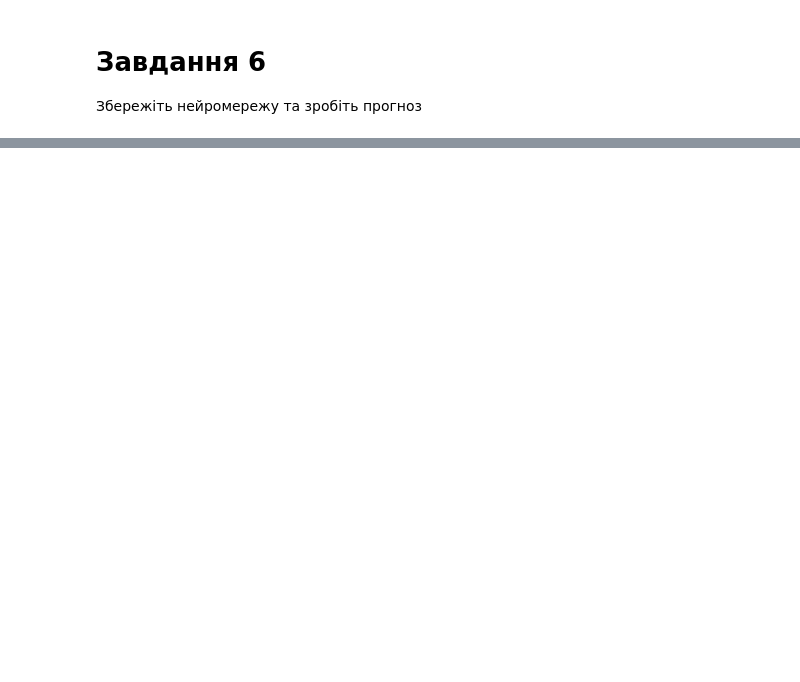
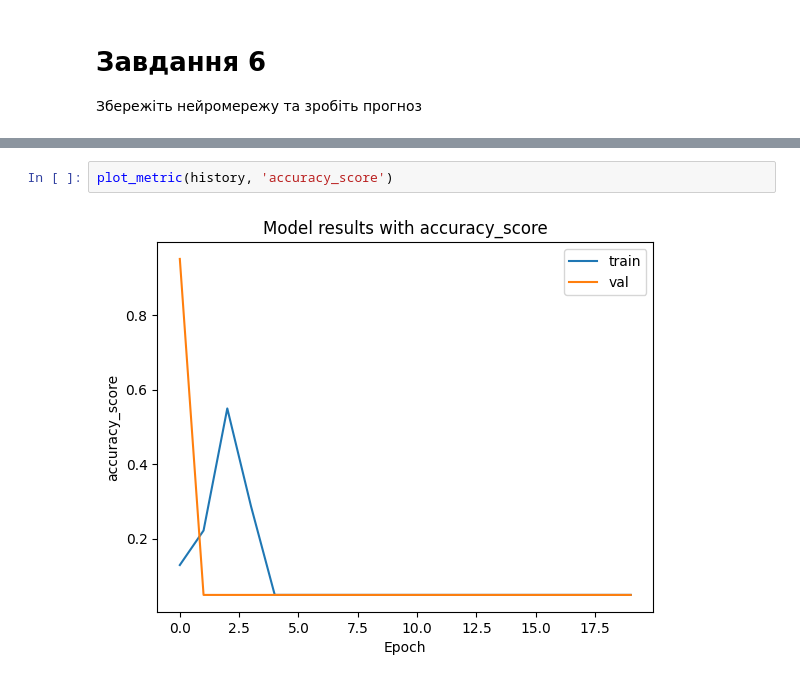
Before and after one commit to IrynaBarnych/AI14, a Jupyter notebook: module4/Практична_регуляризація.ipynb, the cells around one changed output, grey strips where cells are left out. Saved outputs shown, nothing was run; the diff lists cells and outputs as text; blank space fills up the shorter version.

```diff
--- a/module4/Практична_регуляризація.ipynb
+++ b/module4/Практична_регуляризація.ipynb
@@ -409,0 +476,4 @@ history = train(model, optimizer, loss_fn, train_dl, test_dl,
+# %%
+plot_metric(history, 'accuracy_score')
+# %% [output]
+[figure, added]
```
Also changed, not shown: parts of 8 cells of this notebook.
